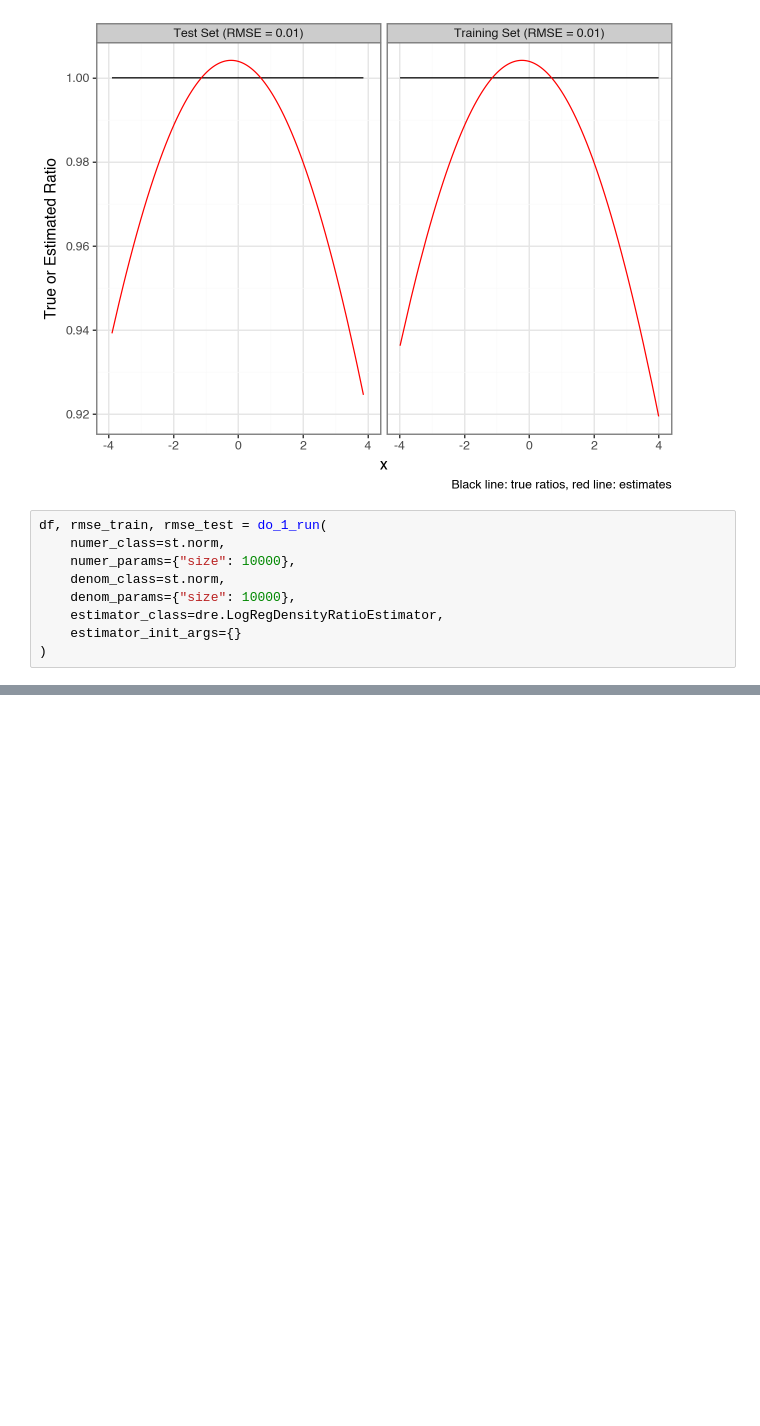
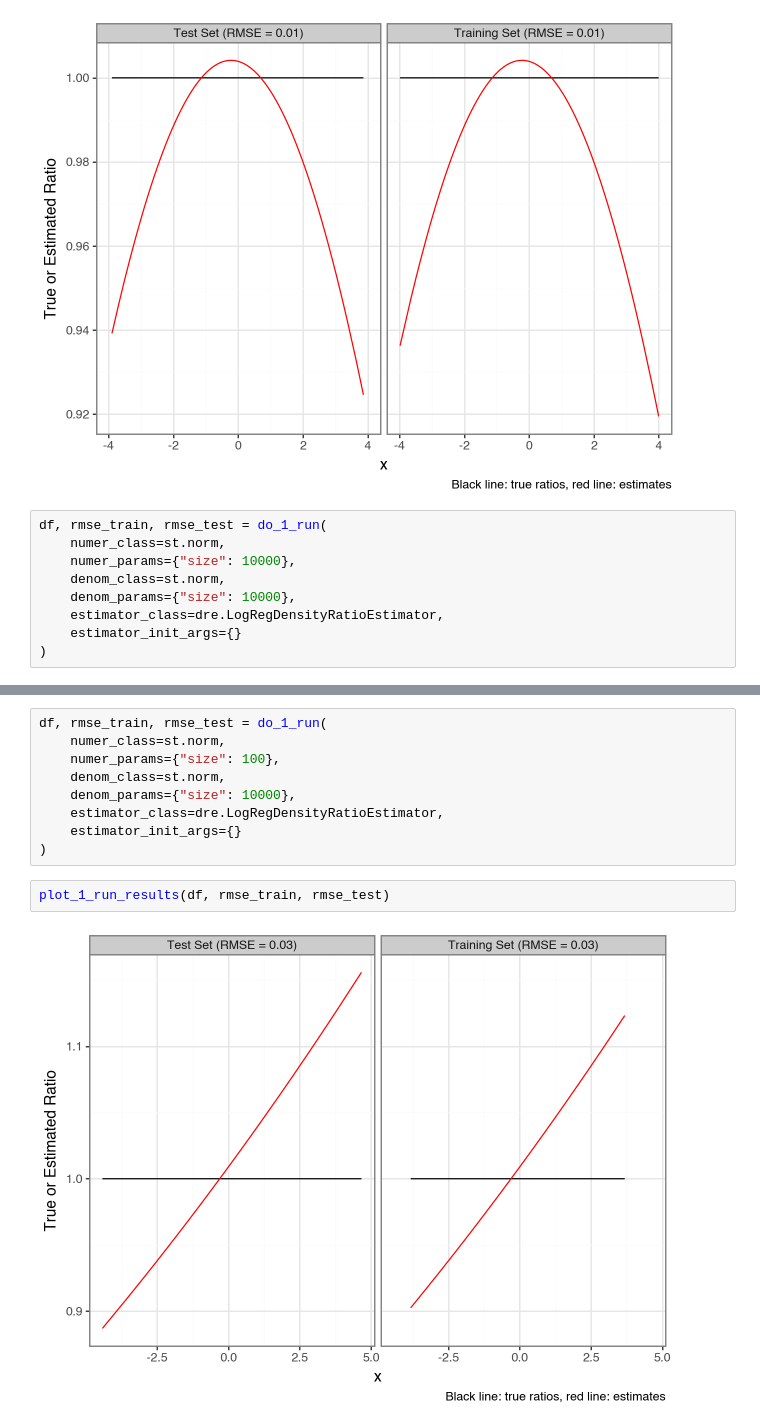
Before and after one commit to victorverma/density_ratio_estimation, a Jupyter notebook: notebooks/tests.ipynb, the cells around one changed output, grey strips where cells are left out. Saved outputs shown, nothing was run; the diff lists cells and outputs as text; blank space fills up the shorter version.

Commit message:
Add more params for log reg estimator

```diff
--- a/notebooks/tests.ipynb
+++ b/notebooks/tests.ipynb
@@ -293,0 +294,13 @@ plot_1_run_results(df, rmse_train, rmse_test)
+# %%
+df, rmse_train, rmse_test = do_1_run(
+    numer_class=st.norm,
+    numer_params={"size": 100},
+    denom_class=st.norm,
+    denom_params={"size": 10000},
+    estimator_class=dre.LogRegDensityRatioEstimator,
+    estimator_init_args={}
+)
+# %%
+plot_1_run_results(df, rmse_train, rmse_test)
+# %% [output]
+[figure, added]
```
Also changed, not shown: parts of 3 cells of this notebook, 1 other file.
